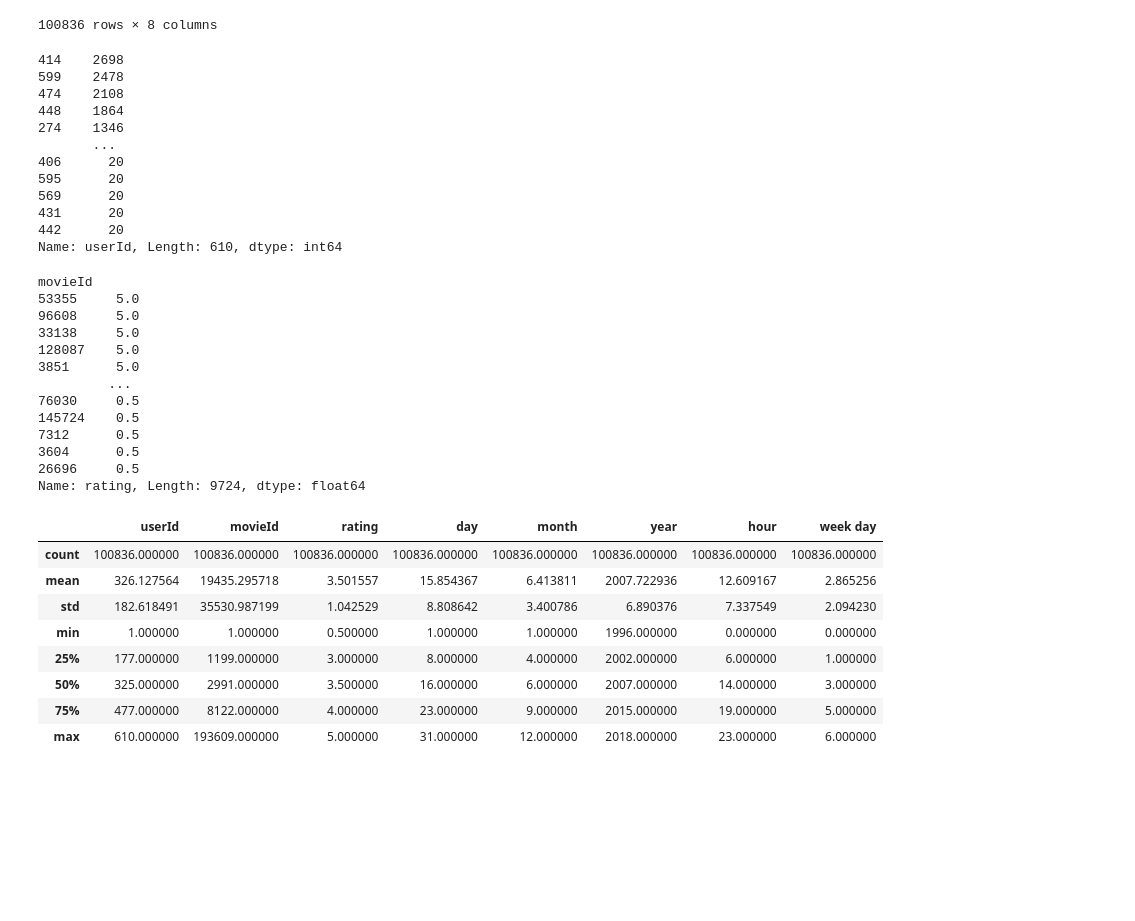
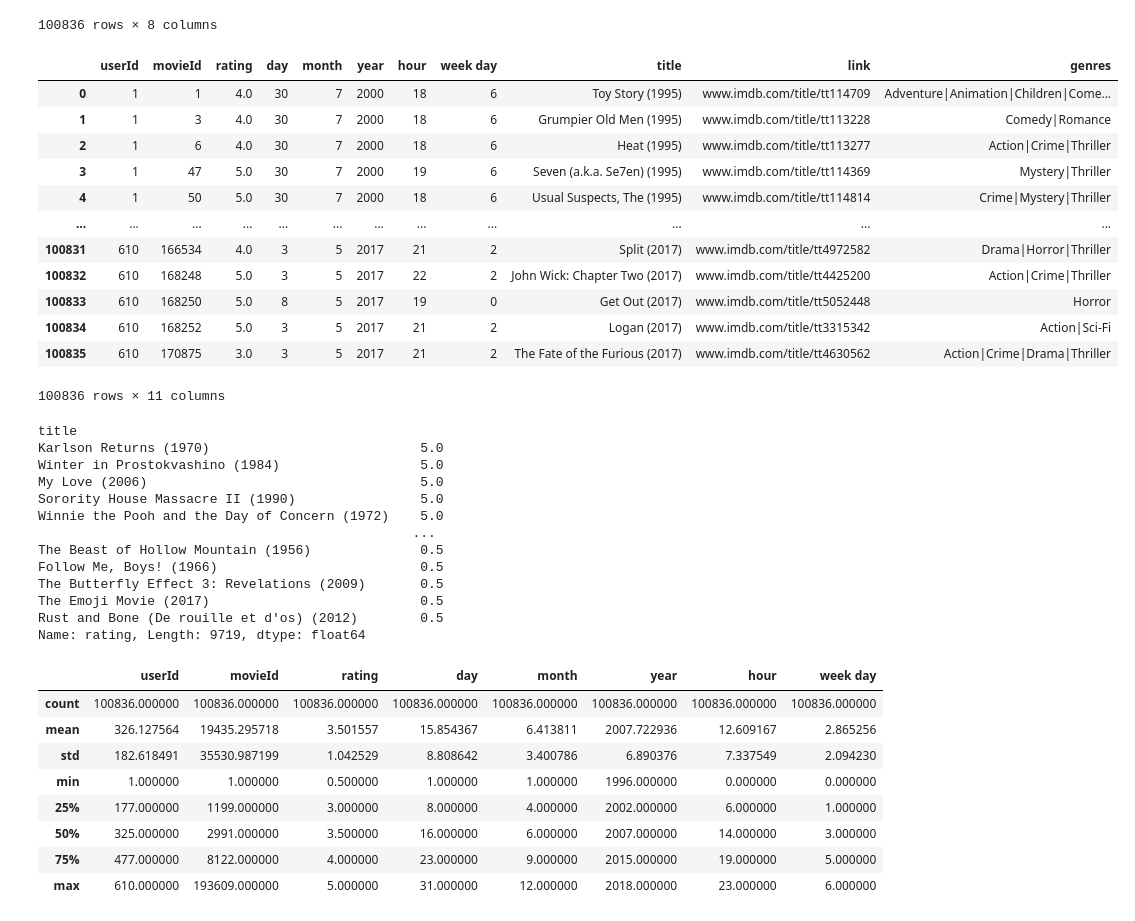
Before and after one commit to mohammad-khamlan/Movie-Recommendation-System, a Jupyter notebook: Movie Recommendation.ipynb, the cells around one changed output. Drawn from its saved outputs; the diff is of its cells as text; code cells hidden in the pictures; blank space fills up the shorter version.

```diff
--- a/Movie Recommendation.ipynb
+++ b/Movie Recommendation.ipynb
@@ -199,18 +199,37 @@ ratings
 | 100834 | 610 | 168252 | 5.0 | 3 | 5 | 2017 | 21 | 2 |
 | 100835 | 610 | 170875 | 3.0 | 3 | 5 | 2017 | 21 | 2 |
 100836 rows × 8 columns
+# %%
+title = []
+link = []
+genres = []
+
+for Id in ratings["movieId"]:
+    movie_name = movies[movies["movieId"] == Id]["title"]
+    title.append(movie_name.values[0])
+
+    movie_links = links[links["movieId"] == Id]["imdbId"]
+    link.append("www.imdb.com/title/tt" + str(movie_links.values[0]))
+
+    movie_genres = movies[movies["movieId"] == Id]["genres"]
+    genres.append(movie_genres.values[0])
+
+ratings["title"] = title
+ratings["link"] = link
+ratings["genres"] = genres
 # %%
-ratings["userId"].value_counts()
+ratings
 # %% [output]
+|  | userId | movieId | rating | day | month | year | hour | week day | title | link | genres |
+| 0 | 1 | 1 | 4.0 | 30 | 7 | 2000 | 18 | 6 | Toy Story (1995) | www.imdb.com/title/tt114709 | Adventure|Animation|Children|Come... |
+| 1 | 1 | 3 | 4.0 | 30 | 7 | 2000 | 18 | 6 | Grumpier Old Men (1995) | www.imdb.com/title/tt113228 | Comedy|Romance |
+| 2 | 1 | 6 | 4.0 | 30 | 7 | 2000 | 18 | 6 | Heat (1995) | www.imdb.com/title/tt113277 | Action|Crime|Thriller |
+| 3 | 1 | 47 | 5.0 | 30 | 7 | 2000 | 19 | 6 | Seven (a.k.a. Se7en) (1995) | www.imdb.com/title/tt114369 | Mystery|Thriller |
+| 4 | 1 | 50 | 5.0 | 30 | 7 | 2000 | 18 | 6 | Usual Suspects, The (1995) | www.imdb.com/title/tt114814 | Crime|Mystery|Thriller |
+| ... | ... | ... | ... | ... | ... | ... | ... | ... | ... | ... | ... |
+| 100831 | 610 | 166534 | 4.0 | 3 | 5 | 2017 | 21 | 2 | Split (2017) | www.imdb.com/title/tt4972582 | Drama|Horror|Thriller |
+| 100832 | 610 | 168248 | 5.0 | 3 | 5 | 2017 | 22 | 2 | John Wick: Chapter Two (2017) | www.imdb.com/title/tt4425200 | Action|Crime|Thriller |
+| 100833 | 610 | 168250 | 5.0 | 8 | 5 | 2017 | 19 | 0 | Get Out (2017) | www.imdb.com/title/tt5052448 | Horror |
+| 100834 | 610 | 168252 | 5.0 | 3 | 5 | 2017 | 21 | 2 | Logan (2017) | www.imdb.com/title/tt3315342 | Action|Sci-Fi |
+| 100835 | 610 | 170875 | 3.0 | 3 | 5 | 2017 | 21 | 2 | The Fate of the Furious (2017) | www.imdb.com/title/tt4630562 | Action|Crime|Drama|Thriller |
-414    2698
-599    2478
-474    2108
-448    1864
-274    1346
-       ...
-406      20
-595      20
-569      20
-431      20
-442      20
-Name: userId, Length: 610, dtype: int64
+100836 rows × 11 columns
@@ -217,20 +238,20 @@ Name: userId, Length: 610, dtype: int64
 # %%
-avg_rating = ratings.groupby('movieId').rating.sum()/ratings.groupby('movieId').rating.count()
+avg_rating = ratings.groupby('title').rating.sum()/ratings.groupby('title').rating.count()
 avg_rating.sort_values(ascending = False)
 # %% [output]
-movieId
-53355     5.0
-96608     5.0
-33138     5.0
-128087    5.0
-3851      5.0
-         ...
-76030     0.5
-145724    0.5
-7312      0.5
-3604      0.5
-26696     0.5
-Name: rating, Length: 9724, dtype: float64
+title
+Karlson Returns (1970)                           5.0
+Winter in Prostokvashino (1984)                  5.0
+My Love (2006)                                   5.0
+Sorority House Massacre II (1990)                5.0
+Winnie the Pooh and the Day of Concern (1972)    5.0
+                                                ...
+The Beast of Hollow Mountain (1956)              0.5
+Follow Me, Boys! (1966)                          0.5
+The Butterfly Effect 3: Revelations (2009)       0.5
+The Emoji Movie (2017)                           0.5
+Rust and Bone (De rouille et d'os) (2012)        0.5
+Name: rating, Length: 9719, dtype: float64
 # %%
 ratings.describe()
 # %% [output]
```
Also changed, not shown: parts of 2 cells of this notebook, 1 other file.
